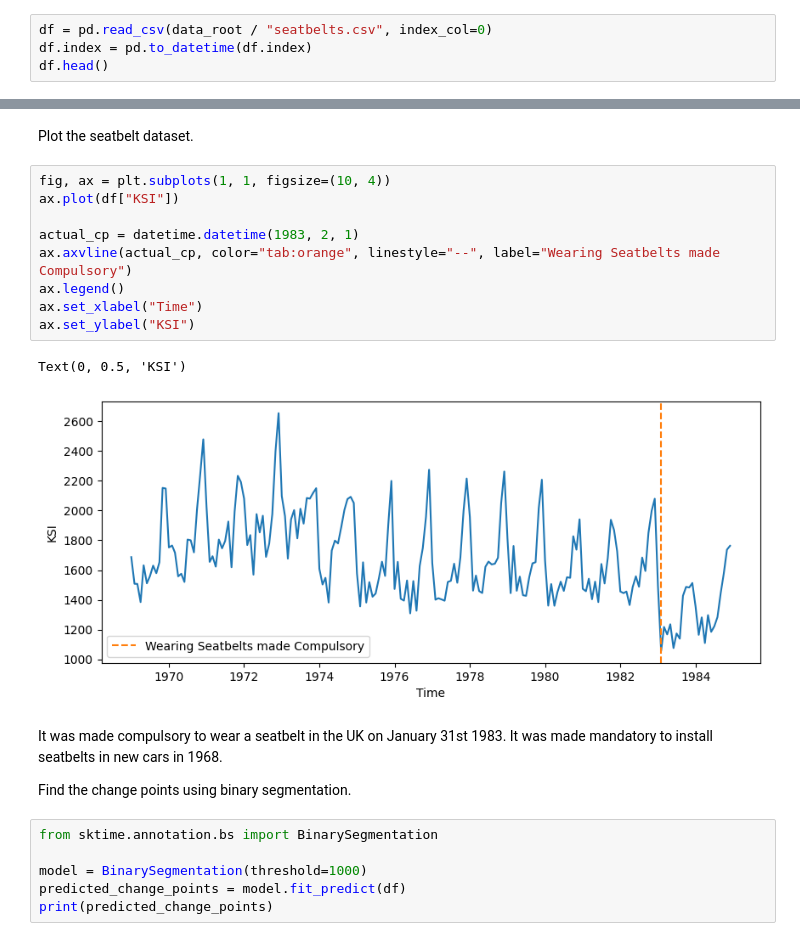
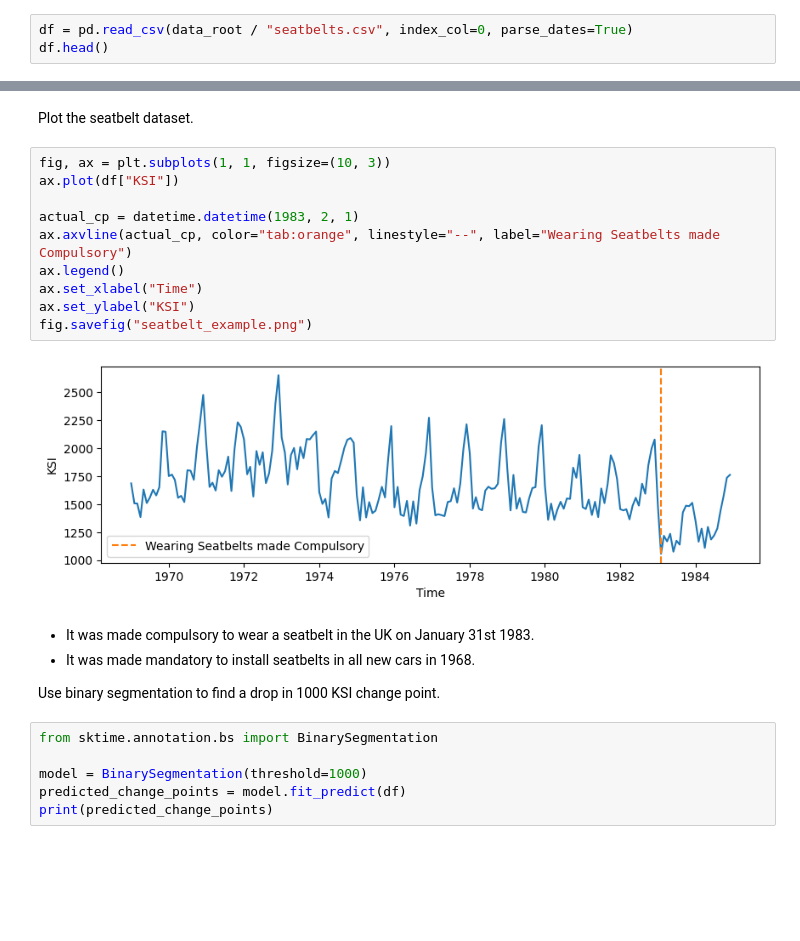
Before and after one commit to sktime/sktime-tutorial-ODSC-Europe-2024, a Jupyter notebook: notebooks/annotation.ipynb, the cells around one changed output, grey strips where cells are left out. Cells and saved outputs as stored; diff of their text form; blank space fills up the shorter version.

```diff
--- a/notebooks/annotation.ipynb
+++ b/notebooks/annotation.ipynb
@@ -205,8 +236,7 @@ Change points detection is the process of findings points in a timeseries where
 
 For this we explore the *seatbelt* dataset.
 # %%
-df = pd.read_csv(data_root / "seatbelts.csv", index_col=0)
-df.index = pd.to_datetime(df.index)
+df = pd.read_csv(data_root / "seatbelts.csv", index_col=0, parse_dates=True)
 df.head()
 # %% [output]
 |  | KSI | label |
@@ -218,21 +248,22 @@ df.head()
 # %% [markdown]
 Plot the seatbelt dataset.
 # %%
-fig, ax = plt.subplots(1, 1, figsize=(10, 4))
+fig, ax = plt.subplots(1, 1, figsize=(10, 3))
 ax.plot(df["KSI"])
 
 actual_cp = datetime.datetime(1983, 2, 1)
 ax.axvline(actual_cp, color="tab:orange", linestyle="--", label="Wearing Seatbelts made Compulsory")
 ax.legend()
 ax.set_xlabel("Time")
 ax.set_ylabel("KSI")
+fig.savefig("seatbelt_example.png")
 # %% [output]
-Text(0, 0.5, 'KSI')
-[figure, old version]
+[figure, new version]
 # %% [markdown]
-It was made compulsory to wear a seatbelt in the UK on January 31st 1983. It was made mandatory to install seatbelts in new cars in 1968.
+* It was made compulsory to wear a seatbelt in the UK on January 31st 1983.
+* It was made mandatory to install seatbelts in all new cars in 1968.
 
-Find the change points using binary segmentation.
+Use binary segmentation to find a drop in 1000 KSI change point.
 # %%
 from sktime.annotation.bs import BinarySegmentation
 
```
Also changed, not shown: parts of 8 cells of this notebook.
